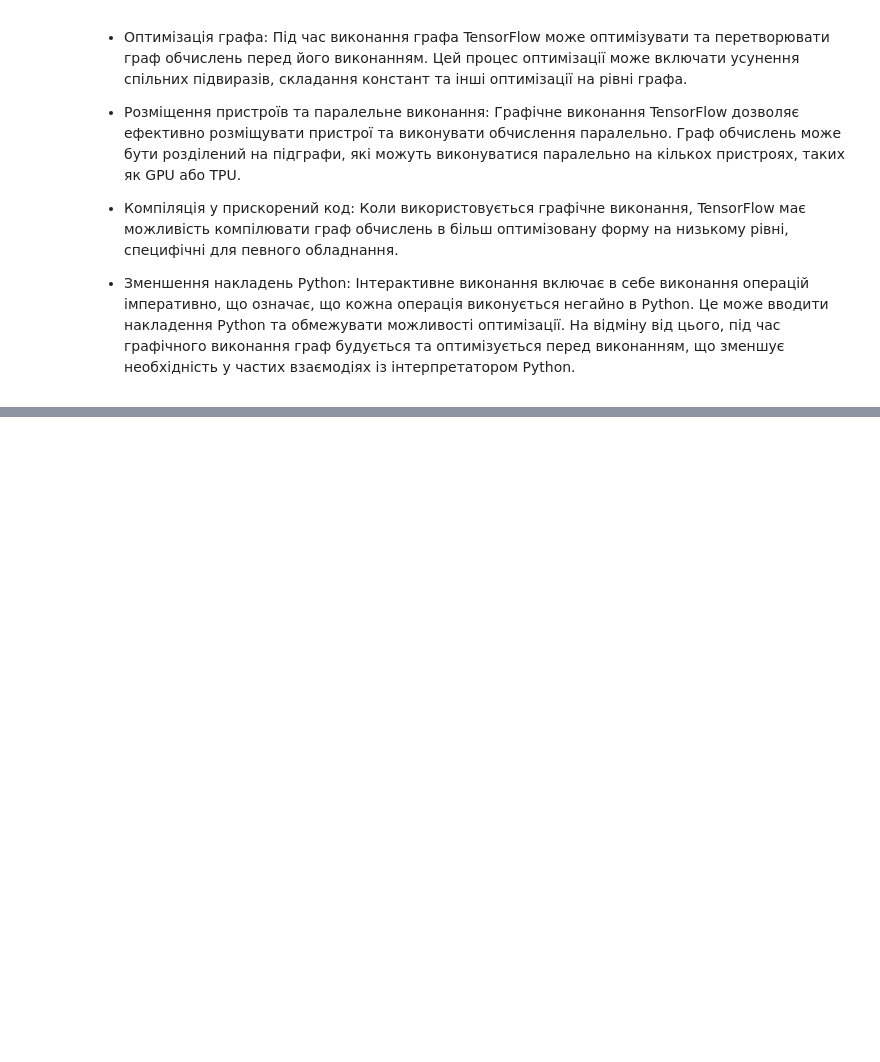
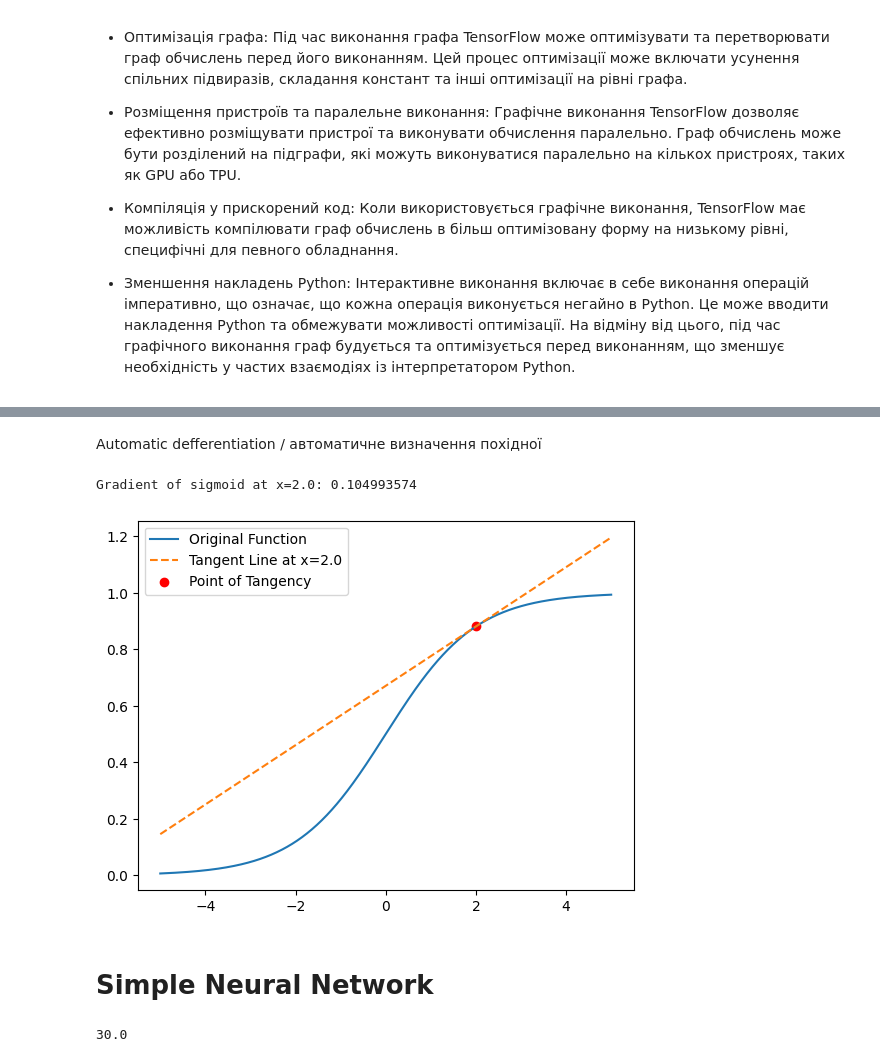
Before and after one commit to pm012/DataScience_sandbox, a Jupyter notebook: notebooks/module8/module_8_02_Tensorflow_Pytorch.ipynb, the cells around one changed output, grey strips where cells are left out. Saved outputs shown, nothing was run; the diff lists cells and outputs as text; code cells hidden in the pictures; blank space fills up the shorter version.

```diff
--- a/notebooks/module8/module_8_02_Tensorflow_Pytorch.ipynb
+++ b/notebooks/module8/module_8_02_Tensorflow_Pytorch.ipynb
@@ -260,0 +269,50 @@ Graph execution: 1.6917756969996844 seconds
+# %% [markdown]
+Automatic defferentiation / автоматичне визначення похідної
+# %%
+def sigmoid(x):
+    return 1 / (1 + tf.exp(-x))
+
+x = tf.Variable(2.0)
+with tf.GradientTape() as tape:
+    y = sigmoid(x)
+    dydx = tape.gradient(y, x)
+    print("Gradient of sigmoid at x=2.0:", dydx.numpy())
+# %% [output]
+Gradient of sigmoid at x=2.0: 0.104993574
+# %%
+import matplotlib.pyplot as plt
+
+# Define the input range
+x_values = np.linspace(-5, 5, 1000)
+y_values = sigmoid(x_values)
+
+# Tangent line equation: y = f`(x) * (x - x0) + f(x0)
+tangent_line = dydx*(x_values - x)+y
+
+# Plot the function and its tangent line
+plt.plot(x_values, y_values, label='Original Function')
+plt.plot(x_values, tangent_line, label='Tangent Line at x={}'.format(x.numpy()), linestyle='--')
+plt.scatter(x.numpy(), y.numpy(), color='red', label='Point of Tangency')
+plt.legend()
+plt.show()
+# %% [output]
+[figure, added]
+# %% [markdown]
+# Simple Neural Network
+# %%
+# y = w1*x + b1
+class SimpleModule(tf.Module):
+    def __init__(self, name=None):
+        super().__init__(name=name)
+        self.w = tf.Variable(5.0)
+        self.b = tf.Variable(5.0)
+
+    @tf.function
+    def __call__(self, x):
+        return self.w * x + self.b
+
+
+simple_module = SimpleModule(name="simple")
+simple_module(tf.constant(5.0)).numpy()
+# %% [output]
+30.0
```
Also changed, not shown: parts of 21 cells of this notebook, 2 other files.
